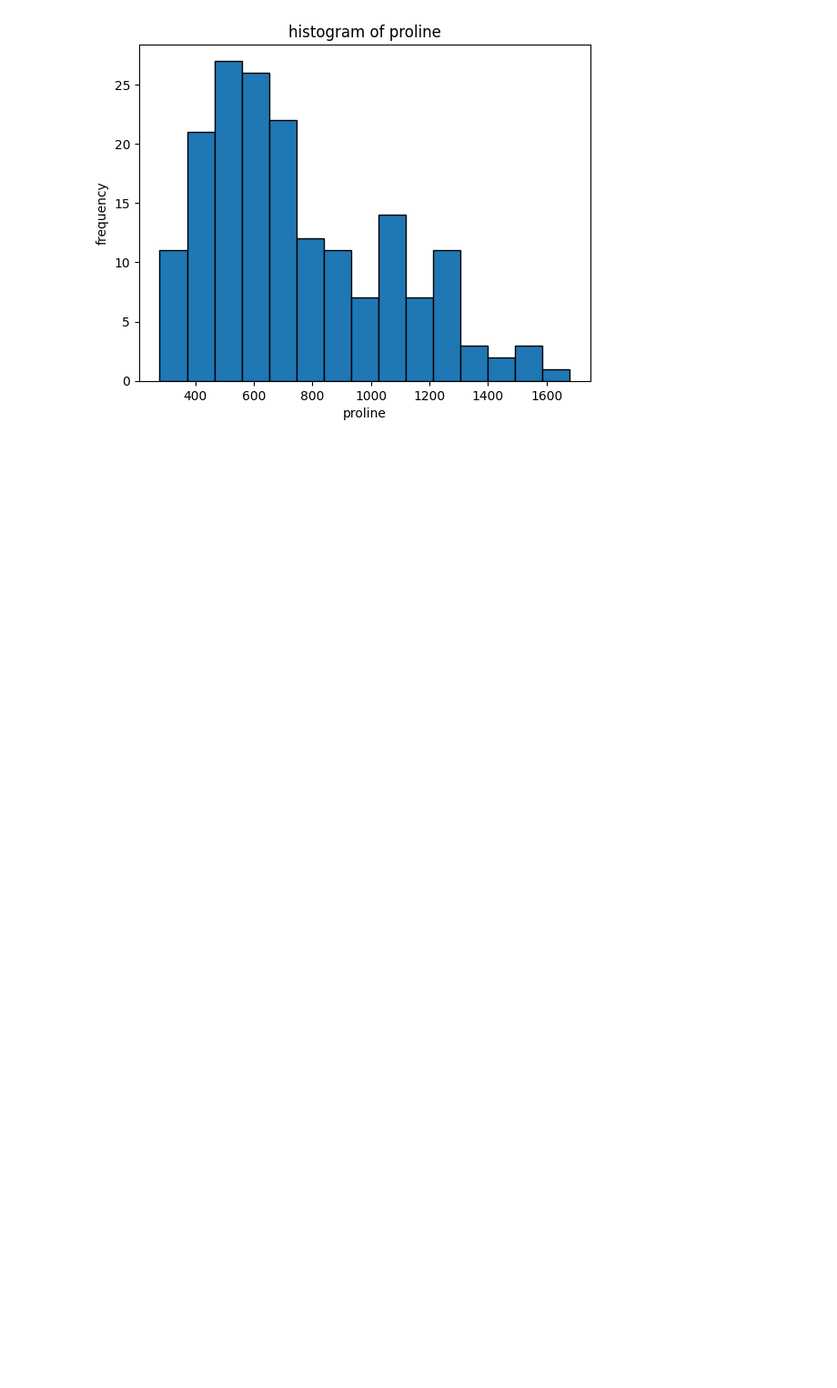
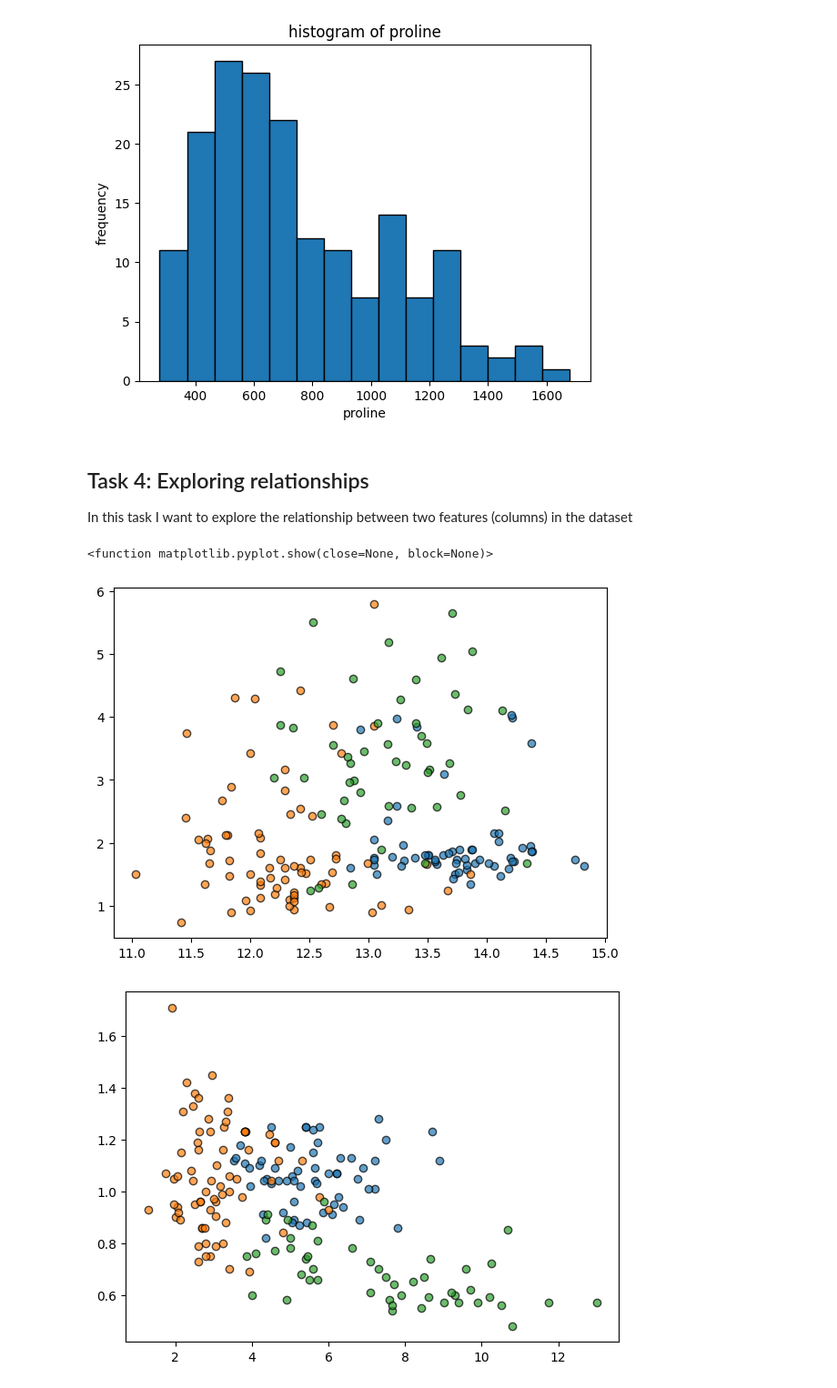
Before and after one commit to eannaforde/Principles_of_data_analytics, a Jupyter notebook: tasks.ipynb, the cells around one changed output. Shown at 91% size. Saved outputs shown, nothing was run; the diff lists cells and outputs as text; code cells hidden in the pictures; blank space fills up the shorter version.

Commit message:
scatter plots

```diff
--- a/tasks.ipynb
+++ b/tasks.ipynb
@@ -208,3 +208,43 @@ for feature in features_to_plot:
 [figure]
 [figure]
 [figure]
+# %% [markdown]
+## Task 4: Exploring relationships
+
+In this task I want to explore the relationship between two features (columns) in the dataset
+# %%
+import matplotlib.pyplot as plt
+
+#define a few pairs to try
+pairs_to_test = [
+    ("alcohol", "malic_acid"),
+    ("color_intensity", "hue"),
+    ("flavanoids", "total_phenols")
+]
+# %%
+class_labels =  {0: "class 0", 1: "class 1", 2: "class 2"}
+# %%
+#plot scatter plots for each pair
+for x_feature, y_feature in pairs_to_test:
+    plt.figure(figsize=(7,5))
+    for cls in sorted(df['target'].unique()):
+        subset = df[df['target'] == cls]
+        plt.scatter(
+            subset[x_feature],
+            subset[y_feature],
+            alpha=0.7,
+            label=class_labels[cls],
+            edgecolor='k'
+
+        )
+
+plt.title(f"{x_feature} vs {y_feature}")
+plt.xlabel(x_feature)
+plt.ylabel(y_feature)
+plt.legend(title="wine class")
+plt.grid(True, linestyle='--', alpha=0.4)
+plt.show
+# %% [output]
+<function matplotlib.pyplot.show(close=None, block=None)>
+[figure, added]
+[figure, added]
```
Also changed, not shown: parts of 1 cell of this notebook.
